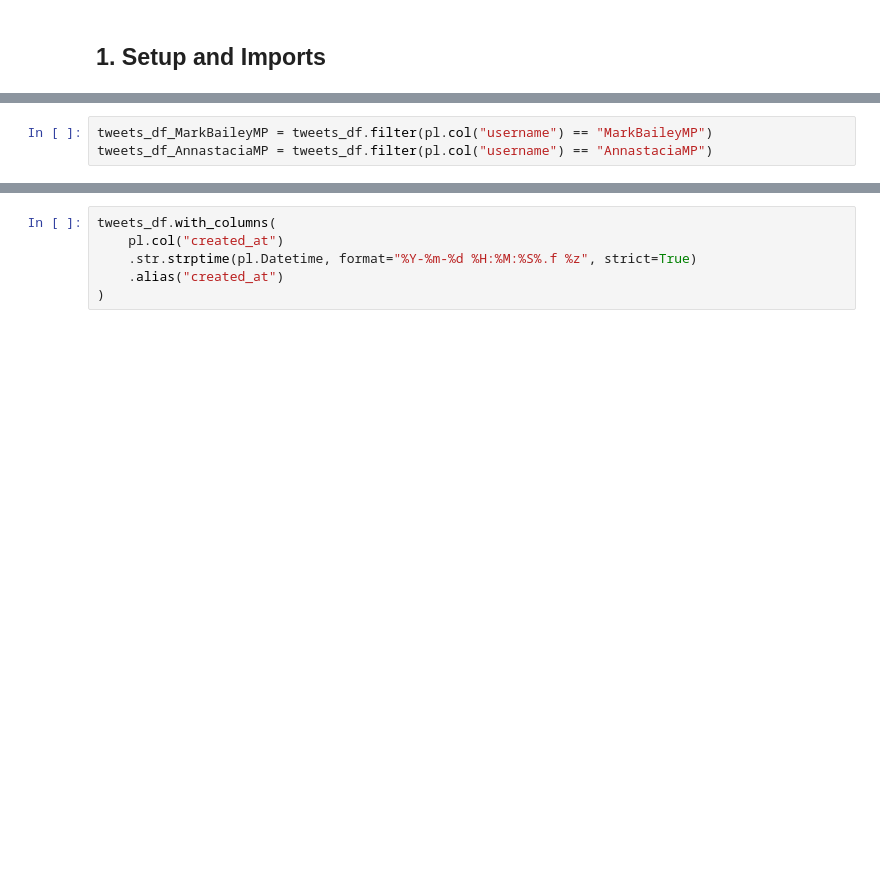
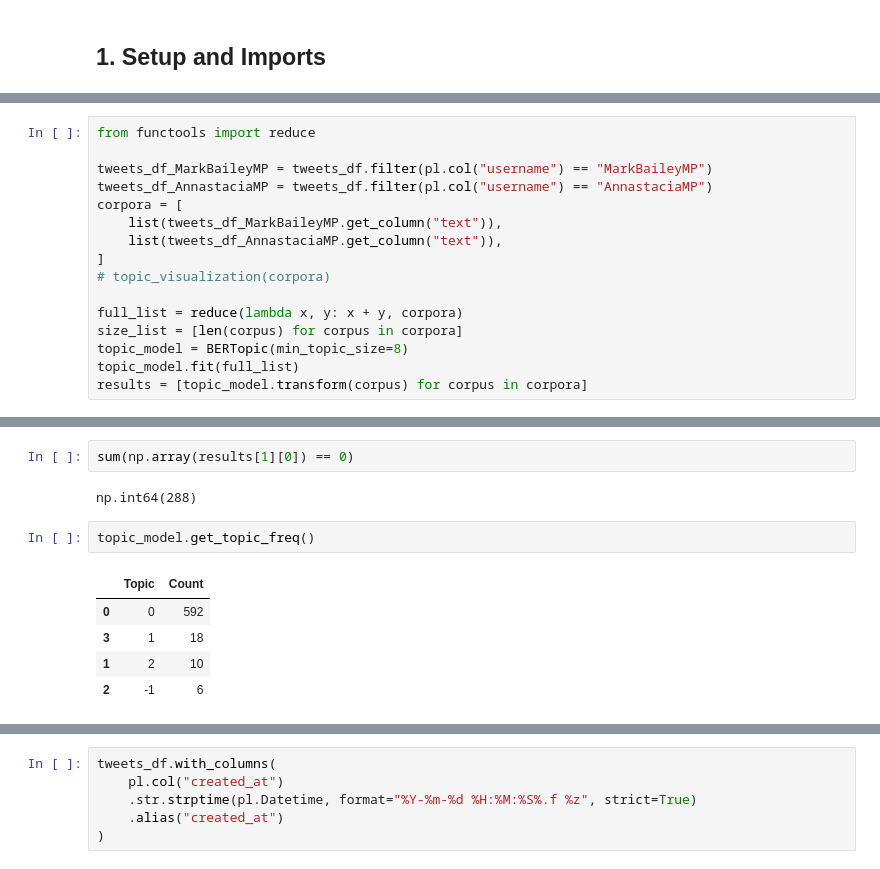
Before and after one commit to Australian-Text-Analytics-Platform/docframe, a Jupyter notebook: examples/demo.ipynb, the cells around one changed output, grey strips where cells are left out. Drawn from its saved outputs; the diff is of its cells as text; blank space fills up the shorter version.

```diff
--- a/examples/demo.ipynb
+++ b/examples/demo.ipynb
@@ -60,3 +50,16 @@ shape: (2_380, 15)
 # %%
+from functools import reduce
+
 tweets_df_MarkBaileyMP = tweets_df.filter(pl.col("username") == "MarkBaileyMP")
 tweets_df_AnnastaciaMP = tweets_df.filter(pl.col("username") == "AnnastaciaMP")
+corpora = [
+    list(tweets_df_MarkBaileyMP.get_column("text")),
+    list(tweets_df_AnnastaciaMP.get_column("text")),
+]
+# topic_visualization(corpora)
+
+full_list = reduce(lambda x, y: x + y, corpora)
+size_list = [len(corpus) for corpus in corpora]
+topic_model = BERTopic(min_topic_size=8)
+topic_model.fit(full_list)
+results = [topic_model.transform(corpus) for corpus in corpora]
@@ -79,0 +268,12 @@ shape: (5, 15)
+# %%
+sum(np.array(results[1][0]) == 0)
+# %% [output]
+np.int64(288)
+# %%
+topic_model.get_topic_freq()
+# %% [output]
+|  | Topic | Count |
+| 0 | 0 | 592 |
+| 3 | 1 | 18 |
+| 1 | 2 | 10 |
+| 2 | -1 | 6 |
```
Also changed, not shown: parts of 26 cells of this notebook, 5 other files.
